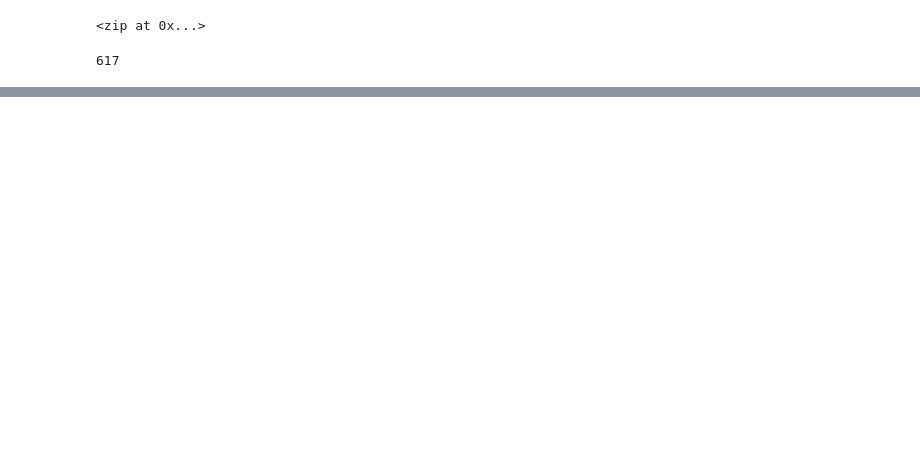
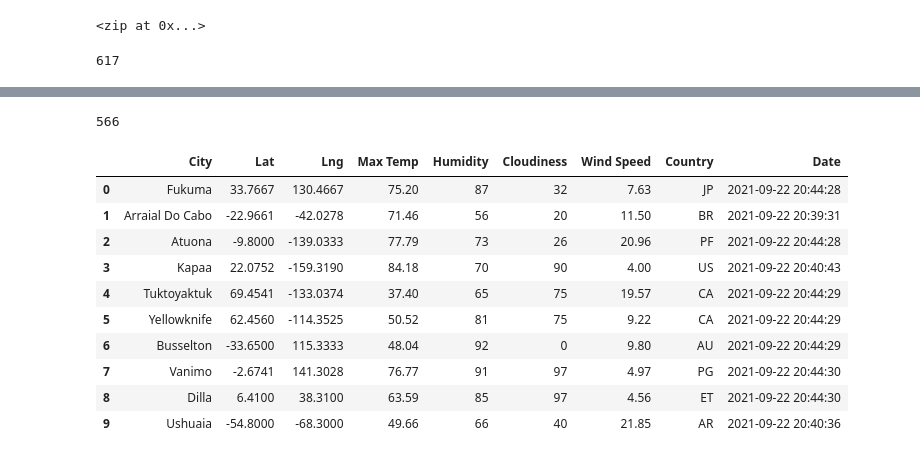
Before and after one commit to nataleeturner/world_weather_analysis, a Jupyter notebook: WeatherPy.ipynb, the cells around one changed output, grey strips where cells are left out. Drawn from its saved outputs; the diff is of its cells as text; code cells hidden in the pictures; blank space fills up the shorter version.

Commit message:
Updating WeatherPy.

```diff
--- a/WeatherPy.ipynb
+++ b/WeatherPy.ipynb
@@ -33,0 +40,3 @@ len(cities)
+# %%
+# Starting URL for Weather Map API Call.
+url = "http://api.openweathermap.org/data/2.5/weather?units=Imperial&APPID=" + weather_api_key
@@ -33,0 +46,10 @@ len(cities)
+# %%
+# Create an empty list to hold the weather data.
+city_data = []
+# Print the beginning of the logging.
+print("Beginning Data Retrieval     ")
+print("-----------------------------")
+
+# Create counters.
+record_count = 1
+set_count = 1
@@ -33,0 +127,20 @@ len(cities)
+# %%
+len(city_data)
+# %% [output]
+566
+# %%
+# Convert the array of dictionaries to a Pandas DataFrame.
+city_data_df = pd.DataFrame(city_data)
+city_data_df.head(10)
+# %% [output]
+|  | City | Lat | Lng | Max Temp | Humidity | Cloudiness | Wind Speed | Country | Date |
+| 0 | Fukuma | 33.7667 | 130.4667 | 75.20 | 87 | 32 | 7.63 | JP | 2021-09-22 20:44:28 |
+| 1 | Arraial Do Cabo | -22.9661 | -42.0278 | 71.46 | 56 | 20 | 11.50 | BR | 2021-09-22 20:39:31 |
+| 2 | Atuona | -9.8000 | -139.0333 | 77.79 | 73 | 26 | 20.96 | PF | 2021-09-22 20:44:28 |
+| 3 | Kapaa | 22.0752 | -159.3190 | 84.18 | 70 | 90 | 4.00 | US | 2021-09-22 20:40:43 |
+| 4 | Tuktoyaktuk | 69.4541 | -133.0374 | 37.40 | 65 | 75 | 19.57 | CA | 2021-09-22 20:44:29 |
+| 5 | Yellowknife | 62.4560 | -114.3525 | 50.52 | 81 | 75 | 9.22 | CA | 2021-09-22 20:44:29 |
+| 6 | Busselton | -33.6500 | 115.3333 | 48.04 | 92 | 0 | 9.80 | AU | 2021-09-22 20:44:29 |
+| 7 | Vanimo | -2.6741 | 141.3028 | 76.77 | 91 | 97 | 4.97 | PG | 2021-09-22 20:44:30 |
+| 8 | Dilla | 6.4100 | 38.3100 | 63.59 | 85 | 97 | 4.56 | ET | 2021-09-22 20:44:30 |
+| 9 | Ushuaia | -54.8000 | -68.3000 | 49.66 | 66 | 40 | 21.85 | AR | 2021-09-22 20:40:36 |
```
Also changed, not shown: parts of 6 cells of this notebook, 3 other files.
